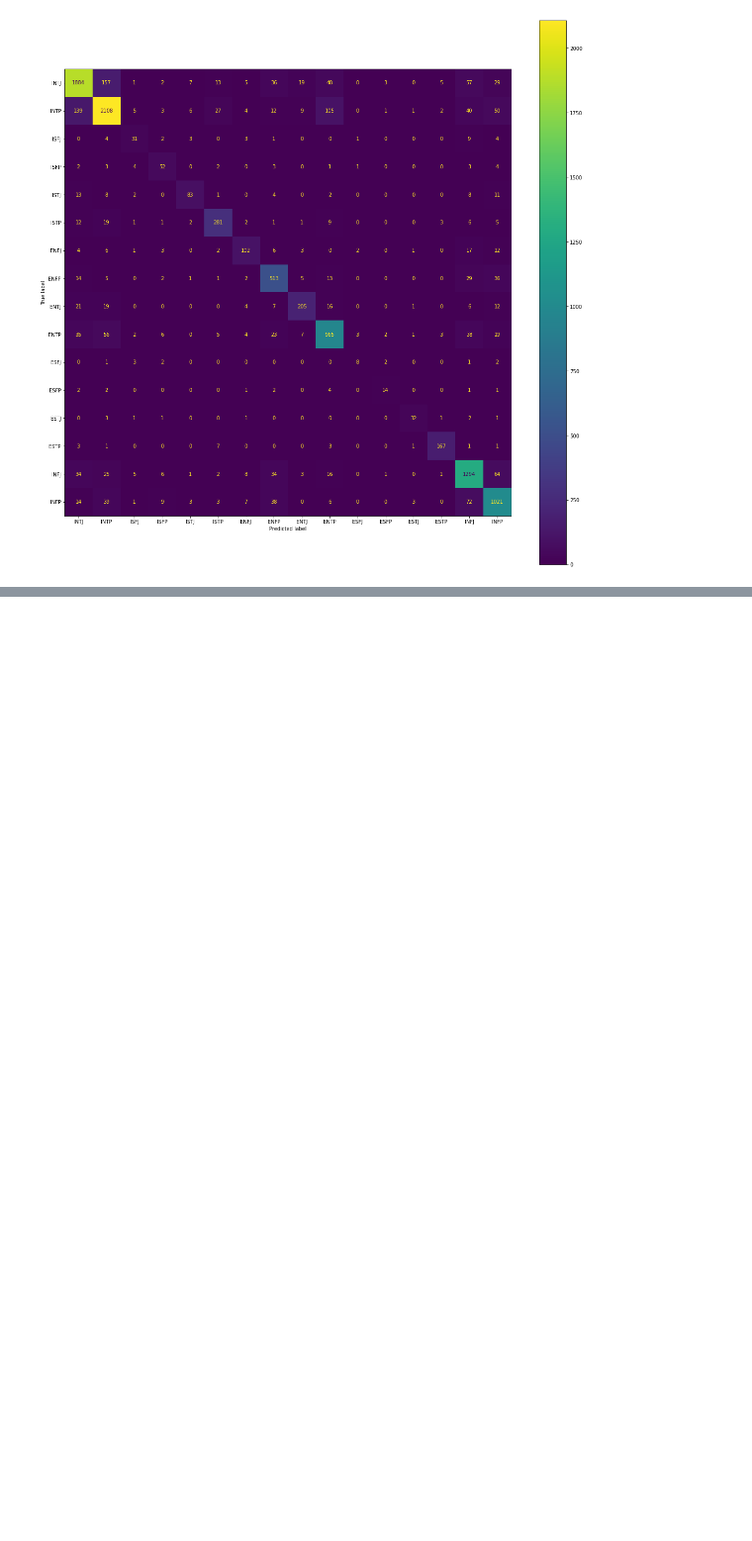
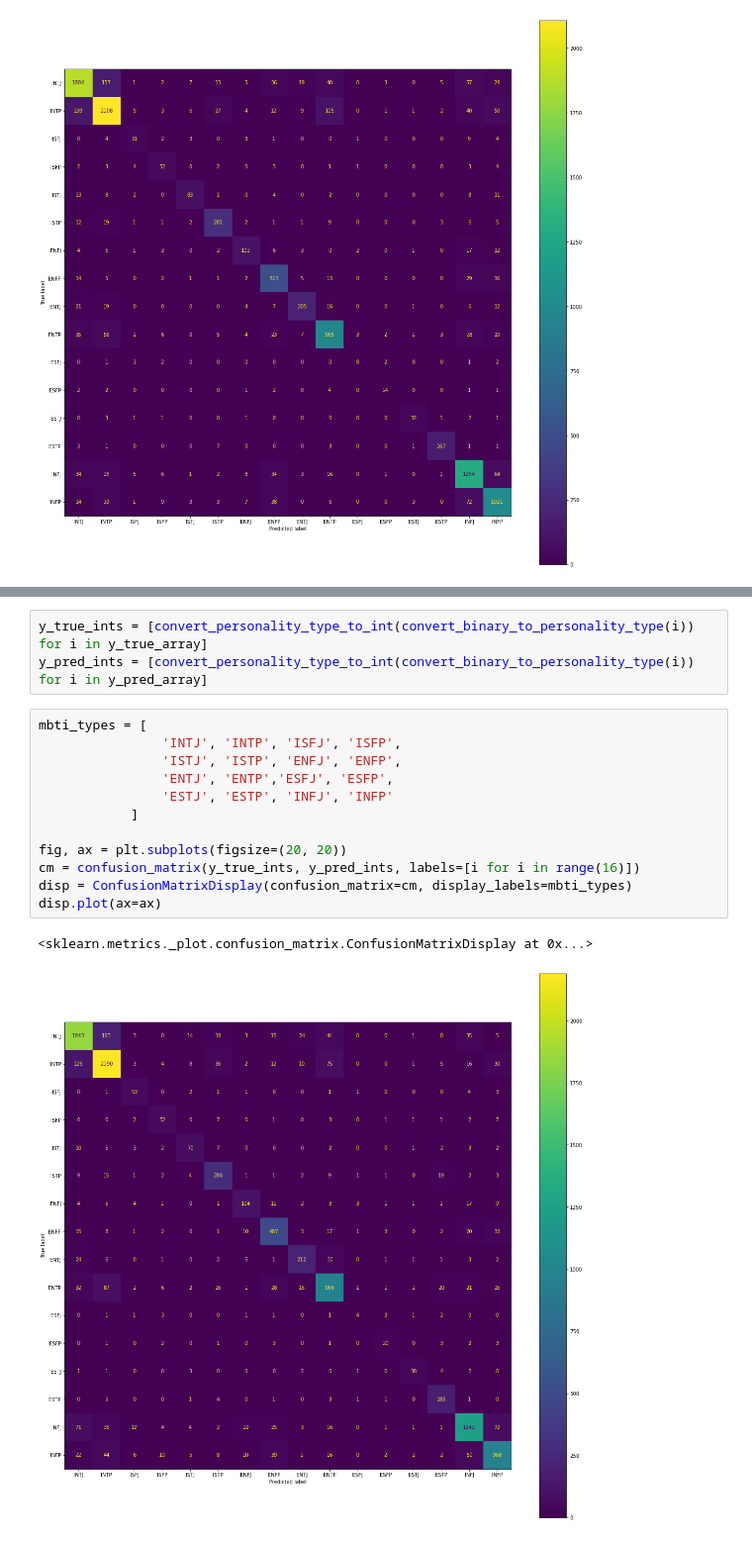
Before and after one commit to darkpanther99/MBTI_personality_classification, a Jupyter notebook: gpt-2-mbti-classification-ipynb.ipynb, the cells around one changed output, grey strips where cells are left out. Shown at 99% size. Drawn from its saved outputs; the diff is of its cells as text; blank space fills up the shorter version.

```diff
--- a/gpt-2-mbti-classification-ipynb.ipynb
+++ b/gpt-2-mbti-classification-ipynb.ipynb
@@ -292,0 +550,18 @@ NameError: name 'avg_epoch_loss' is not defined
+# %%
+y_true_ints = [convert_personality_type_to_int(convert_binary_to_personality_type(i)) for i in y_true_array]
+y_pred_ints = [convert_personality_type_to_int(convert_binary_to_personality_type(i)) for i in y_pred_array]
+# %%
+mbti_types = [
+                'INTJ', 'INTP', 'ISFJ', 'ISFP',
+                'ISTJ', 'ISTP', 'ENFJ', 'ENFP',
+                'ENTJ', 'ENTP','ESFJ', 'ESFP',
+                'ESTJ', 'ESTP', 'INFJ', 'INFP'
+            ]
+
+fig, ax = plt.subplots(figsize=(20, 20))
+cm = confusion_matrix(y_true_ints, y_pred_ints, labels=[i for i in range(16)])
+disp = ConfusionMatrixDisplay(confusion_matrix=cm, display_labels=mbti_types)
+disp.plot(ax=ax)
+# %% [output]
+<sklearn.metrics._plot.confusion_matrix.ConfusionMatrixDisplay at 0x...>
+[figure, added]
```
Also changed, not shown: parts of 27 cells of this notebook.
